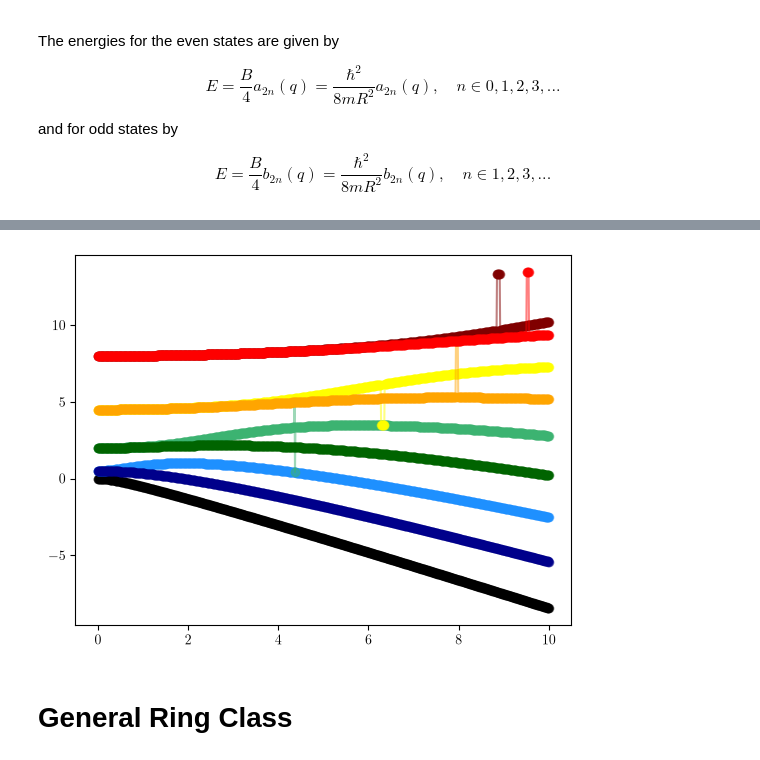
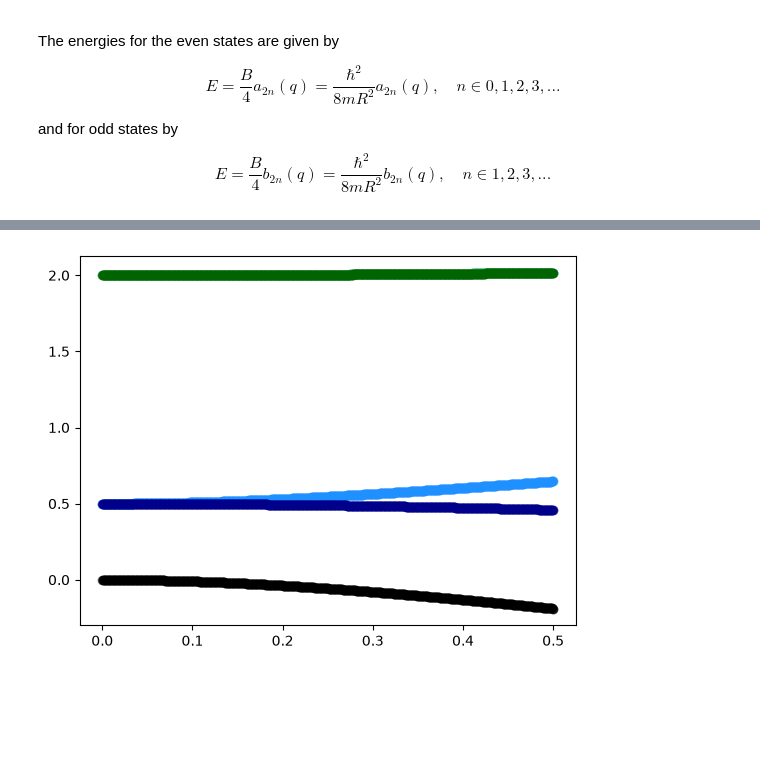
Before and after one commit to edmontoneuler/interactive-notebooks, a Jupyter notebook: content/quantum/diagonalization_ring_particle.ipynb, the cells around one changed output, grey strips where cells are left out. Cells and saved outputs as stored; diff of their text form; code cells hidden in the pictures; blank space fills up the shorter version.

Commit message:
clean up ring-particle presentation

```diff
--- a/content/quantum/diagonalization_ring_particle.ipynb
+++ b/content/quantum/diagonalization_ring_particle.ipynb
@@ -567,32 +614,20 @@ plt.show()
 # %%
-from scipy.special import mathieu_a, mathieu_b
-
-Ex_vals = np.linspace(0, 10, 1001)
+Ex_vals = np.linspace(0, 0.5, 1001)
 q_vals = 4*Ex_vals
 
 plt.figure()
 
 n = 0
 plt.plot(Ex_vals, mathieu_a(2*n, q_vals)/8, color = 'k', marker = 'o', alpha = 0.5)
 
 n = 1
 plt.plot(Ex_vals, mathieu_a(2*n, q_vals)/8, color = 'dodgerblue', marker = 'o', alpha = 0.5)
 plt.plot(Ex_vals, mathieu_b(2*n, q_vals)/8, color = 'darkblue', marker = 'o', alpha = 0.5)
 
 n = 2
 plt.plot(Ex_vals, mathieu_a(2*n, q_vals)/8, color = 'mediumseagreen', marker = 'o', alpha = 0.5)
 plt.plot(Ex_vals, mathieu_b(2*n, q_vals)/8, color = 'darkgreen', marker = 'o', alpha = 0.5)
 
-n = 3
-plt.plot(Ex_vals, mathieu_a(2*n, q_vals)/8, color = 'yellow', marker = 'o', alpha = 0.5)
-plt.plot(Ex_vals, mathieu_b(2*n, q_vals)/8, color = 'orange', marker = 'o', alpha = 0.5)
-
-n = 4
-plt.plot(Ex_vals, mathieu_a(2*n, q_vals)/8, color = 'maroon', marker = 'o', alpha = 0.5)
-plt.plot(Ex_vals, mathieu_b(2*n, q_vals)/8, color = 'red', marker = 'o', alpha = 0.5)
-
 plt.show()
 # %% [output]
-[figure, old version]
+[figure, new version]
-# %% [markdown]
-# General Ring Class
```
Also changed, not shown: parts of 14 cells of this notebook.
